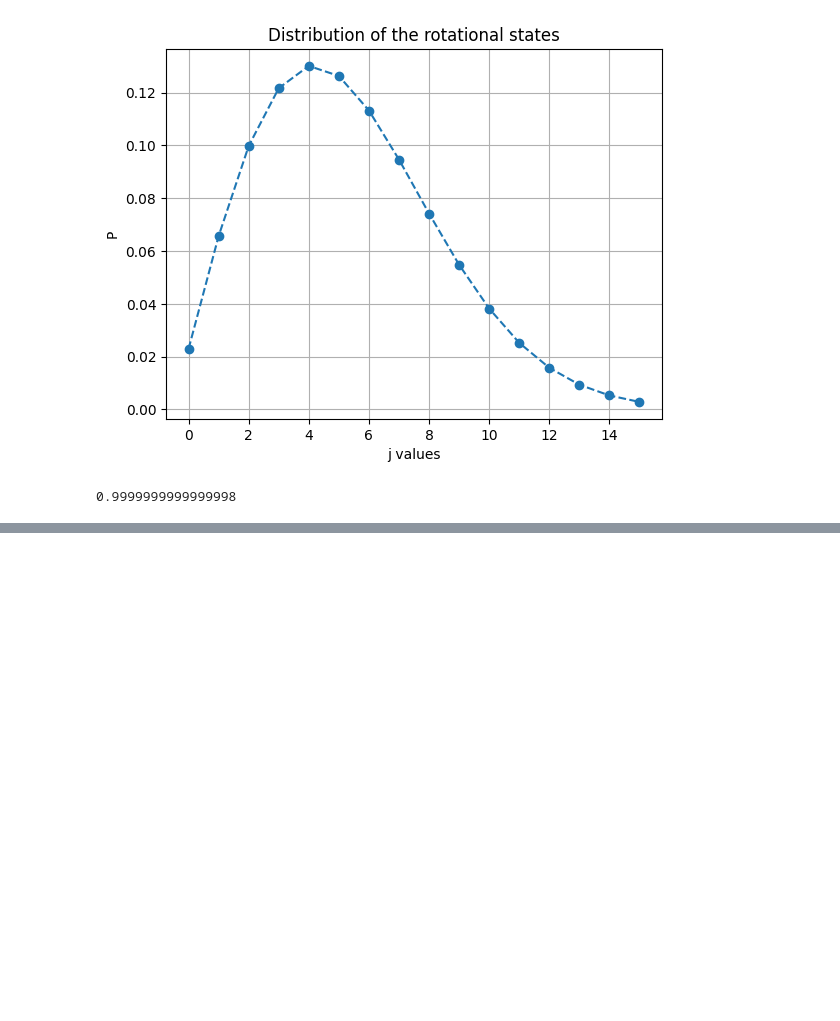
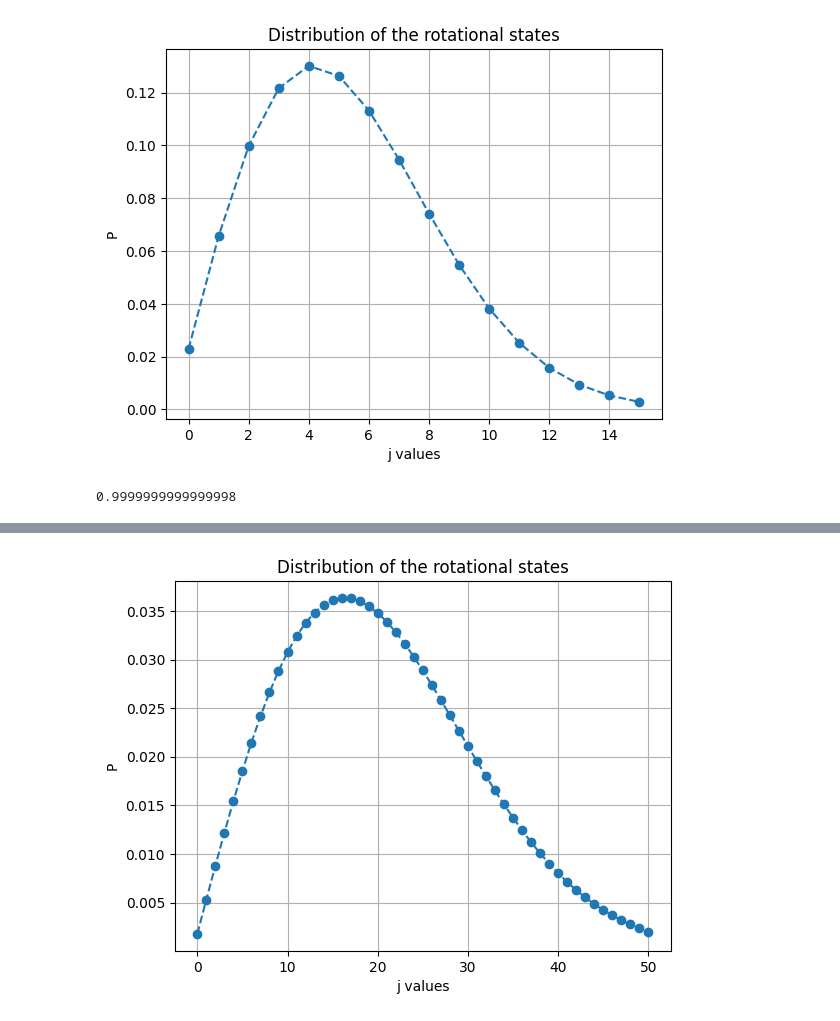
Before and after one commit to sdracia/master-thesis, a Jupyter notebook: usage.ipynb, the cells around one changed output, grey strips where cells are left out. Saved outputs shown, nothing was run; the diff lists cells and outputs as text; code cells hidden in the pictures; blank space fills up the shorter version.

```diff
--- a/usage.ipynb
+++ b/usage.ipynb
@@ -28,0 +107,17 @@ print(total_prob)
+# %%
+temperature = 300
+
+states = qls.States(caoh, temperature)
+
+# plt.bar(np.arange(caoh.j_max+1), states.j_distribution())
+# plt.show()
+
+
+plt.plot(np.arange(caoh.j_max+1), states.j_distribution(), linestyle = "--", marker = "o")
+plt.xlabel("j values")
+plt.ylabel("P")
+plt.title("Distribution of the rotational states")
+plt.grid()
+plt.show()
+# %% [output]
+[figure, added]
```
Also changed, not shown: parts of 7 cells of this notebook, 8 other files.
